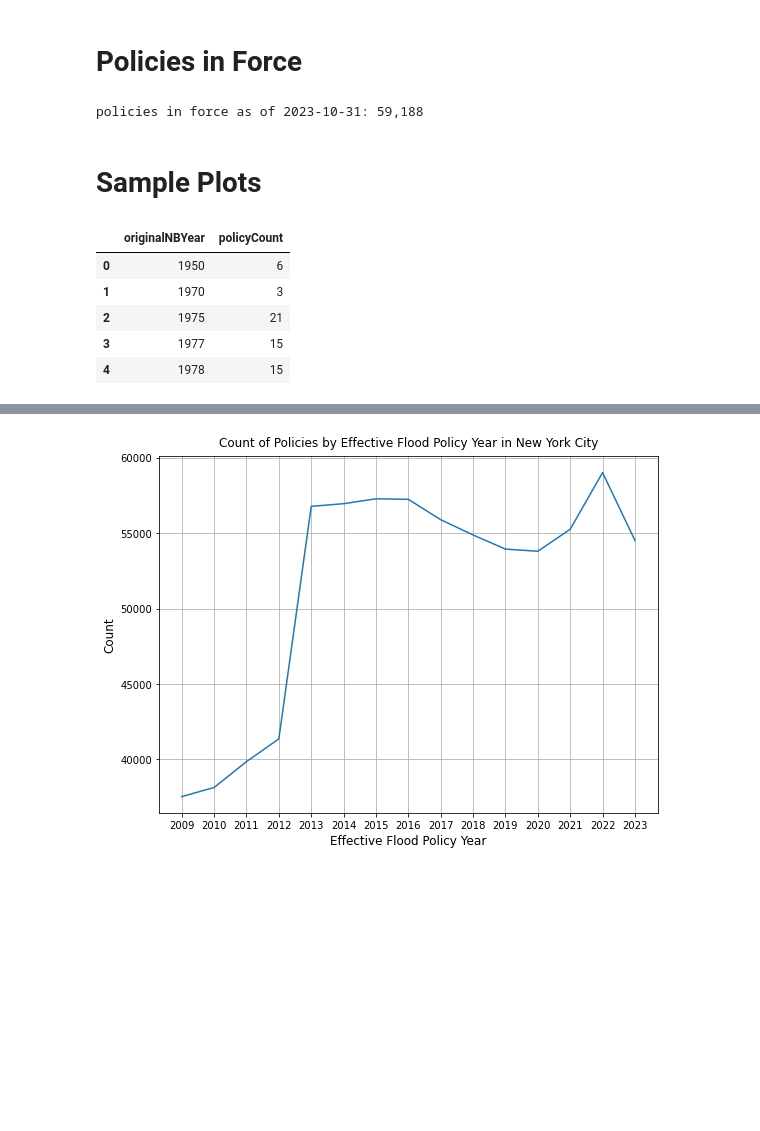
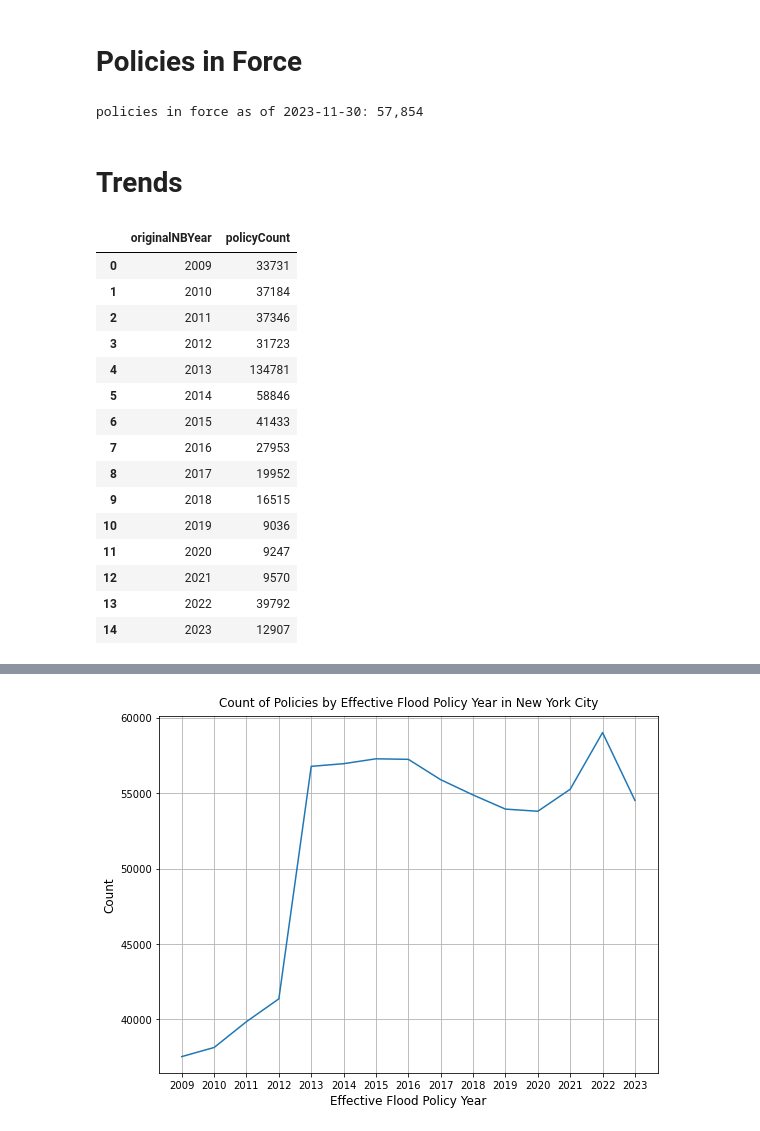
Before and after one commit to mebauer/fema-nfip-nyc, a Jupyter notebook: sample-analysis.ipynb, the cells around one changed output, grey strips where cells are left out. Saved outputs shown, nothing was run; the diff lists cells and outputs as text; code cells hidden in the pictures; blank space fills up the shorter version.

Commit message:
simplifying sample analysis notebook

```diff
--- a/sample-analysis.ipynb
+++ b/sample-analysis.ipynb
@@ -82,0 +81,15 @@ memory usage: 260.9+ MB
+# %%
+df['policyTerminationDate'] = pd.to_datetime(df['policyTerminationDate'], errors='coerce')
+df['policyEffectiveDate'] = pd.to_datetime(df['policyEffectiveDate'], errors='coerce')
+df['originalNBDate'] = pd.to_datetime(df['originalNBDate'], errors='coerce')
+
+df['policyTerminationYear'] = df['policyTerminationDate'].dt.year
+df['policyEffectiveYear'] = df['policyEffectiveDate'].dt.year
+df['originalNBYear'] = df['originalNBDate'].dt.year
+
+cols = [
+    'policyTerminationDate', 'policyEffectiveDate', 'originalNBDate',
+    'policyTerminationYear', 'policyEffectiveYear', 'originalNBYear'
+]
+
+df.loc[:, cols].head()
@@ -82,0 +125,9 @@ memory usage: 260.9+ MB
+# %%
+condition = (
+    (df['policyTerminationDate'].notnull())
+     & (df['policyEffectiveDate'].notnull())
+)
+
+df = df.loc[condition].reset_index(drop=True)
+
+df.head()
@@ -83,37 +163,47 @@ memory usage: 260.9+ MB
 # %% [markdown]
 # Policies in Force
-# %%
-condition = ((df['policyTerminationDate'] >= '2023-11-01') & (df['policyEffectiveDate'] <= '2023-11-01'))
-cols = ['policyTerminationDate', 'policyEffectiveDate', 'policyCount']
-
-pif_df = df.loc[condition, cols]
-count = pif_df['policyCount'].sum()
-as_of = pif_df['policyEffectiveDate'].max()[:10]
-
-print('policies in force as of {}: {:,}'.format(as_of, count))
-# %% [output]
-policies in force as of 2023-10-31: 59,188
-# %% [markdown]
-# Sample Plots
+# %%
+condition = (df['policyTerminationDate'] > '2023-11-30') & (df['policyEffectiveDate'] <= '2023-11-30')
+pif_df = df.loc[condition].reset_index(drop=True)
+
+count = pif_df['policyCount'].sum()
+as_of = pif_df['policyEffectiveDate'].max().strftime('%Y-%m-%d')
+
+print('policies in force as of {}: {:,}'.format(as_of, count))
+# %% [output]
+policies in force as of 2023-11-30: 57,854
+# %% [markdown]
+# Trends
 # %%
-df['originalNBYear'] = pd.to_datetime(df['originalNBDate'], errors='coerce').dt.year
-
 original_date = (
-    df.groupby(by='originalNBYear')['policyCount']
+    df.loc[df['originalNBYear'] >= 2009]
+    .groupby(by='originalNBYear')['policyCount']
     .sum()
     .reset_index()
     .astype({'originalNBYear':'int'})
     .sort_values(by='originalNBYear')
 )
 
-original_date.head()
+original_date = original_date
+
+original_date
 # %% [output]
 |  | originalNBYear | policyCount |
-| 0 | 1950 | 6 |
-| 1 | 1970 | 3 |
-| 2 | 1975 | 21 |
-| 3 | 1977 | 15 |
-| 4 | 1978 | 15 |
+| 0 | 2009 | 33731 |
+| 1 | 2010 | 37184 |
+| 2 | 2011 | 37346 |
+| 3 | 2012 | 31723 |
+| 4 | 2013 | 134781 |
+| 5 | 2014 | 58846 |
+| 6 | 2015 | 41433 |
+| 7 | 2016 | 27953 |
+| 8 | 2017 | 19952 |
+| 9 | 2018 | 16515 |
+| 10 | 2019 | 9036 |
+| 11 | 2020 | 9247 |
+| 12 | 2021 | 9570 |
+| 13 | 2022 | 39792 |
+| 14 | 2023 | 12907 |
 # %%
 fig, ax = plt.subplots(figsize=(8, 6))
 
```
Also changed, not shown: parts of 13 cells of this notebook.
